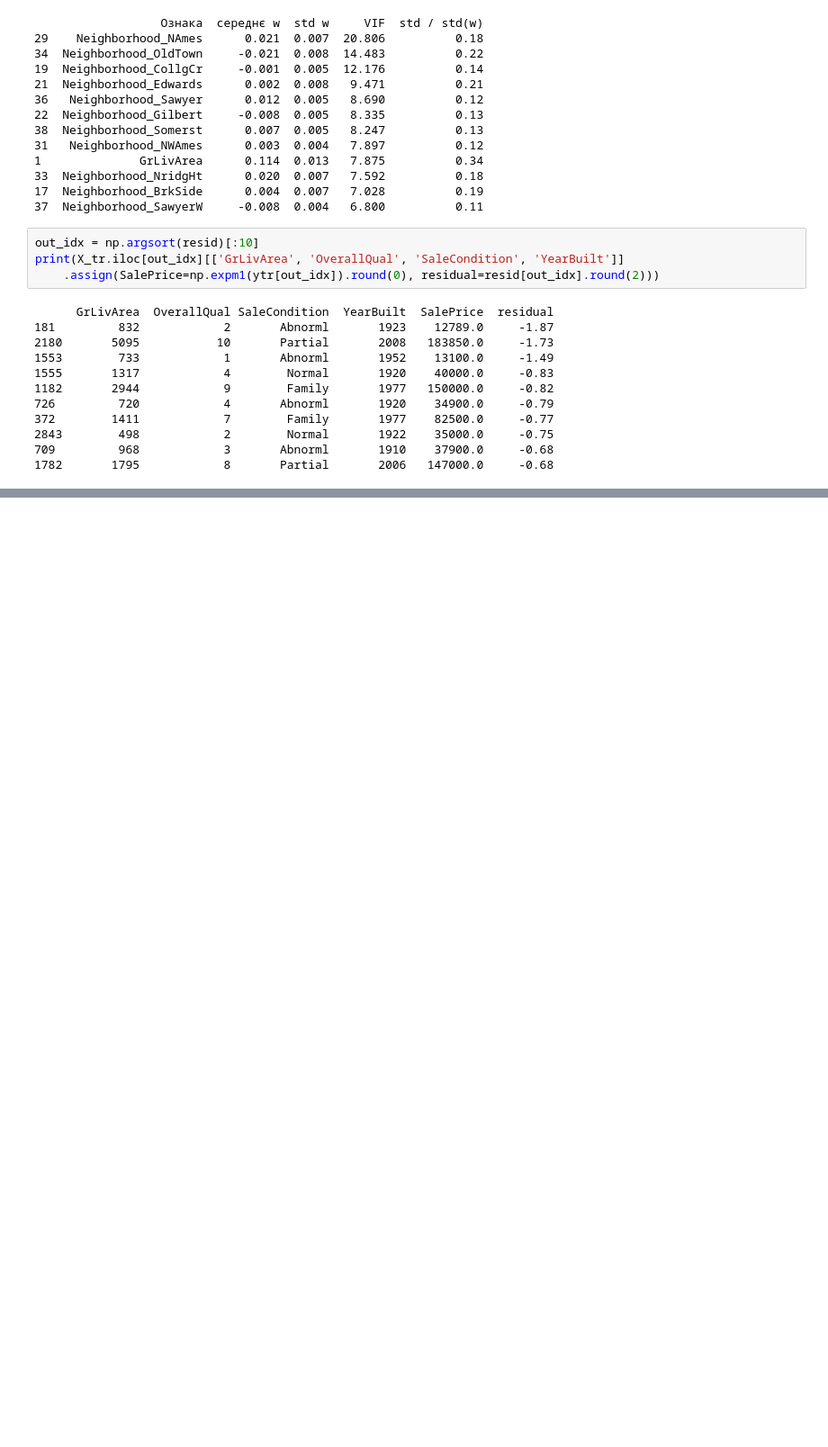
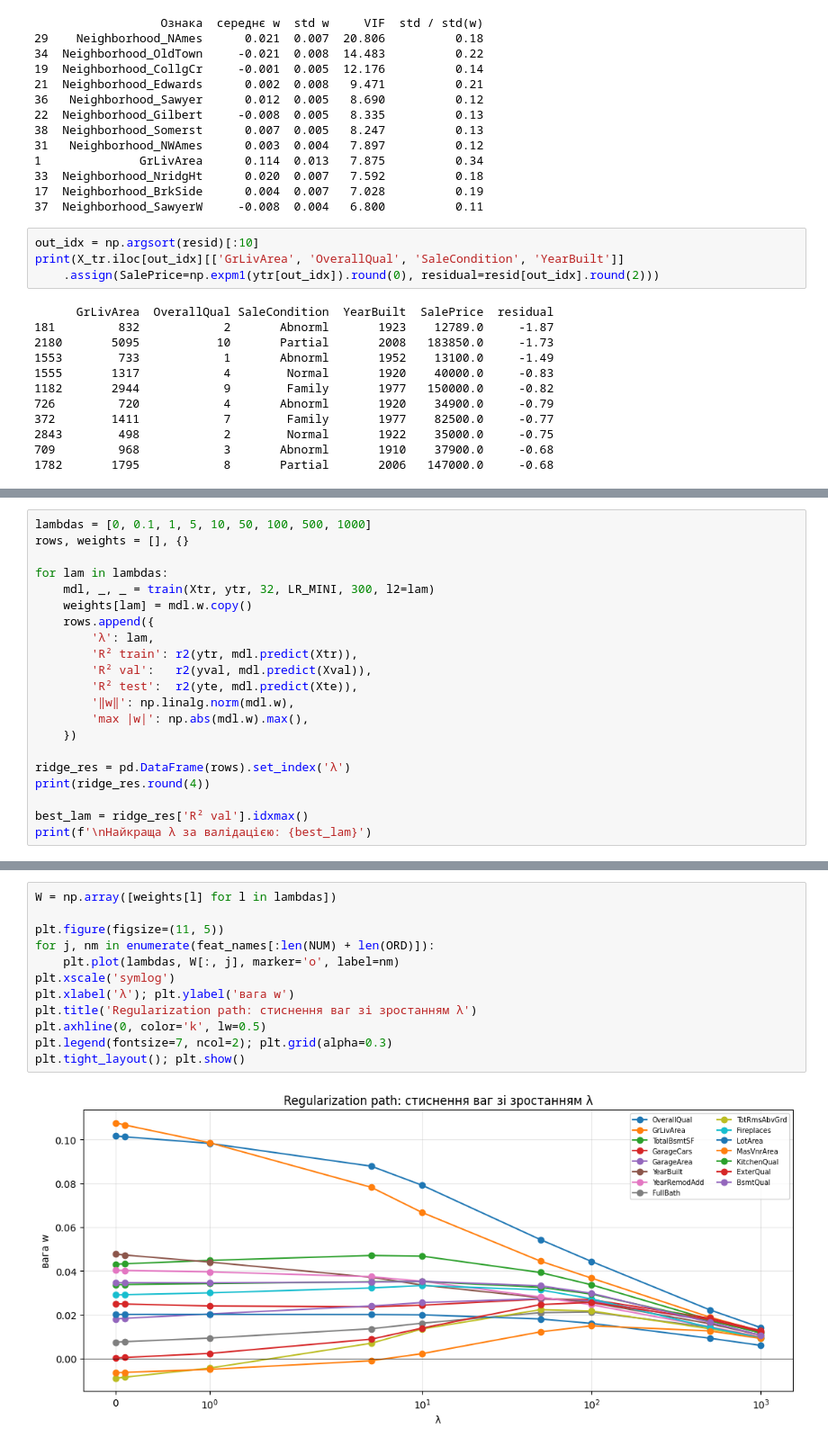
Before and after one commit to judyx-u/ml-labs, a Jupyter notebook: lab1.ipynb, the cells around one changed output, grey strips where cells are left out. Shown at 90% size. Cells and saved outputs as stored; diff of their text form; blank space fills up the shorter version.

Commit message:
Ridge regression

```diff
--- a/lab1.ipynb
+++ b/lab1.ipynb
@@ -545,0 +552,21 @@ print(f'Шапіро: W {W:.3f} -> {W2:.3f}')
+# %%
+lambdas = [0, 0.1, 1, 5, 10, 50, 100, 500, 1000]
+rows, weights = [], {}
+
+for lam in lambdas:
+    mdl, _, _ = train(Xtr, ytr, 32, LR_MINI, 300, l2=lam)
+    weights[lam] = mdl.w.copy()
+    rows.append({
+        'λ': lam,
+        'R² train': r2(ytr, mdl.predict(Xtr)),
+        'R² val':   r2(yval, mdl.predict(Xval)),
+        'R² test':  r2(yte, mdl.predict(Xte)),
+        '‖w‖': np.linalg.norm(mdl.w),
+        'max |w|': np.abs(mdl.w).max(),
+    })
+
+ridge_res = pd.DataFrame(rows).set_index('λ')
+print(ridge_res.round(4))
+
+best_lam = ridge_res['R² val'].idxmax()
+print(f'\nНайкраща λ за валідацією: {best_lam}')
@@ -545,0 +587,14 @@ print(f'Шапіро: W {W:.3f} -> {W2:.3f}')
+# %%
+W = np.array([weights[l] for l in lambdas])
+
+plt.figure(figsize=(11, 5))
+for j, nm in enumerate(feat_names[:len(NUM) + len(ORD)]):
+    plt.plot(lambdas, W[:, j], marker='o', label=nm)
+plt.xscale('symlog')
+plt.xlabel('λ'); plt.ylabel('вага w')
+plt.title('Regularization path: стиснення ваг зі зростанням λ')
+plt.axhline(0, color='k', lw=0.5)
+plt.legend(fontsize=7, ncol=2); plt.grid(alpha=0.3)
+plt.tight_layout(); plt.show()
+# %% [output]
+[figure, added]
```
Also changed, not shown: parts of 4 cells of this notebook.
